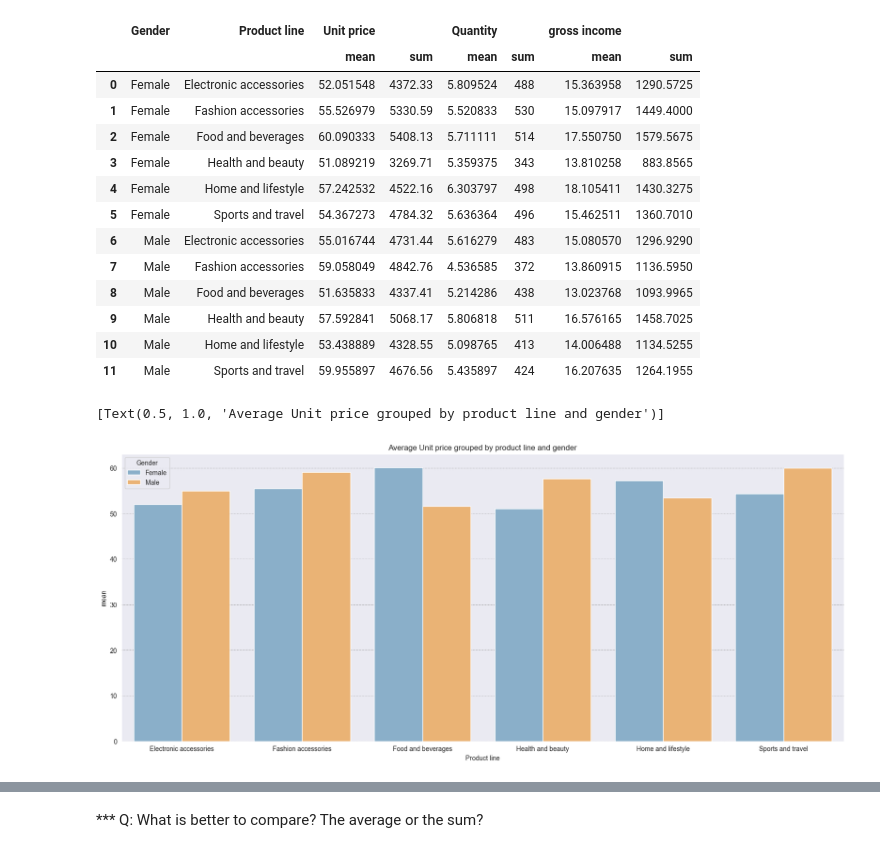
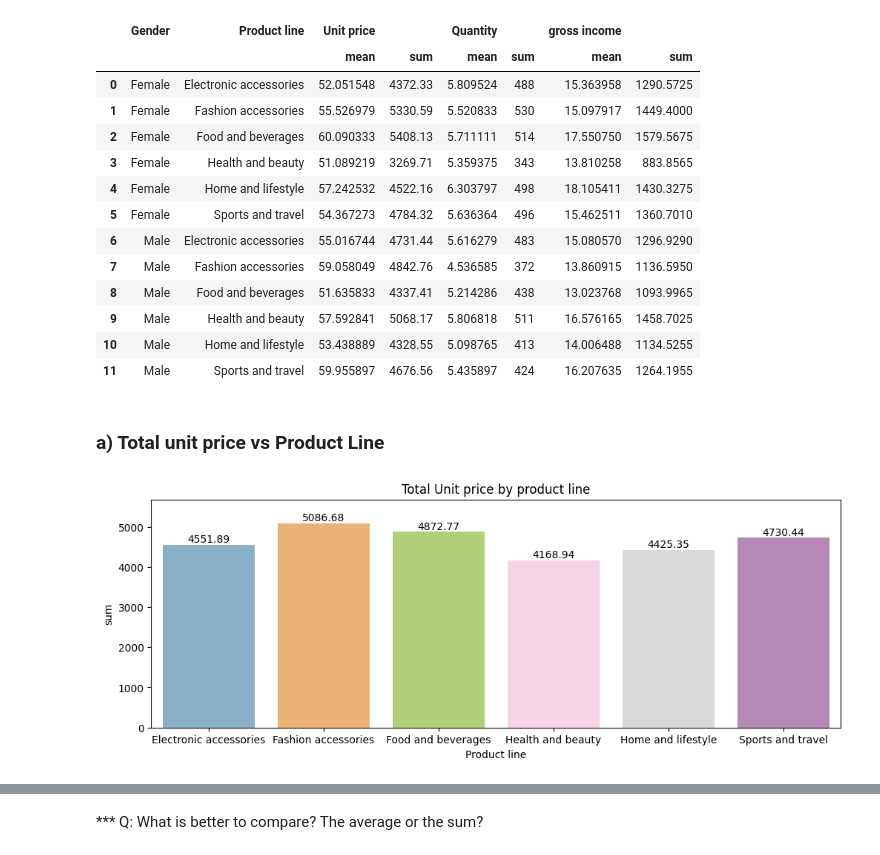
Before and after one commit to Zzzhenya/Supermarket_sales, a Jupyter notebook: Supermarket_data_exploration.ipynb, the cells around one changed output, grey strips where cells are left out. Drawn from its saved outputs; the diff is of its cells as text; code cells hidden in the pictures.

```diff
--- a/Supermarket_data_exploration.ipynb
+++ b/Supermarket_data_exploration.ipynb
@@ -622,16 +622,3 @@ gender_prod_income
 | 11 | Male | Sports and travel | 59.955897 | 4676.56 | 5.435897 | 424 | 16.207635 | 1264.1955 |
 # %%
 gender_prod_income["income per item"] = gender_prod_income["gross income"]["sum"]/gender_prod_income["Quantity"]["sum"]
-# %%
-fig, ax = plt.subplots(figsize=(20, 8))
-sns.barplot(
-    data = gender_prod_income,
-    x = "Product line",
-    y = gender_prod_income["Unit price"]["mean"],
-    hue = "Gender",
-    palette = cat_palette[4:],
-    ax = ax).set(
-    title='Average Unit price grouped by product line and gender')
-# %% [output]
-[Text(0.5, 1.0, 'Average Unit price grouped by product line and gender')]
-[figure, old version]
@@ -637,0 +637,18 @@ sns.barplot(
+# %% [markdown]
+### a) Total unit price vs Product Line
+# %%
+fig, ax = plt.subplots(figsize=(12, 4))
+sns.barplot(
+    data = gender_prod_income,
+    x = "Product line",
+    y = gender_prod_income["Unit price"]["sum"],
+    #hue = "Gender",
+    palette = cat_palette[4:],
+    errwidth=0,
+    ax = ax).set(
+    title='Total Unit price by product line')
+
+for i in ax.containers:
+    ax.bar_label(i,)
+# %% [output]
+[figure, added]
```
Also changed, not shown: parts of 33 cells of this notebook.
